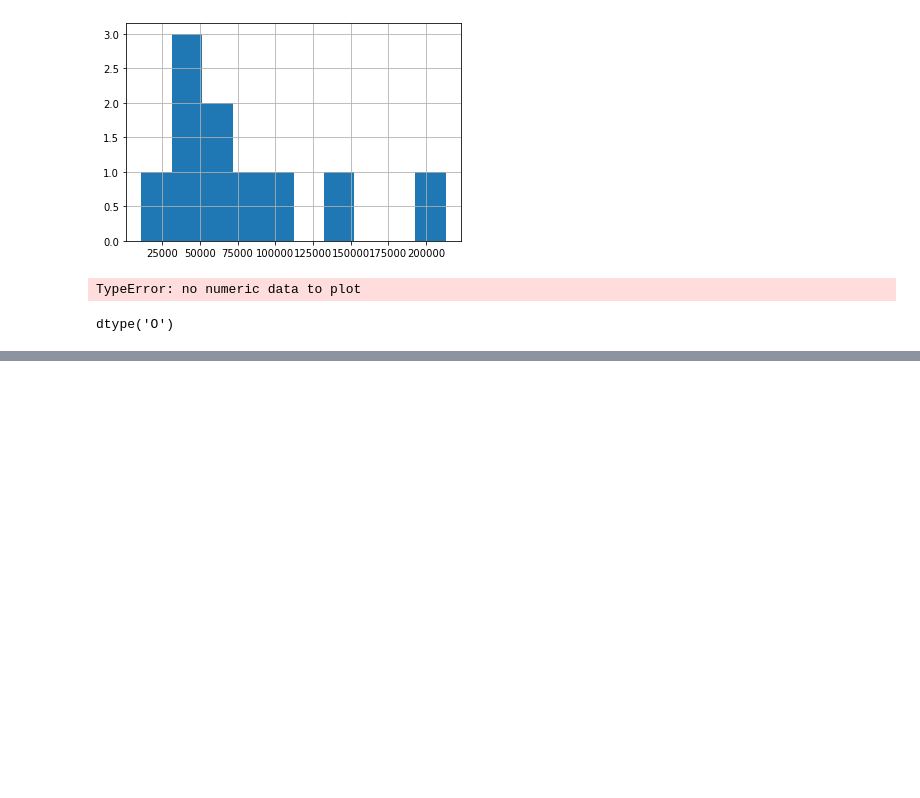
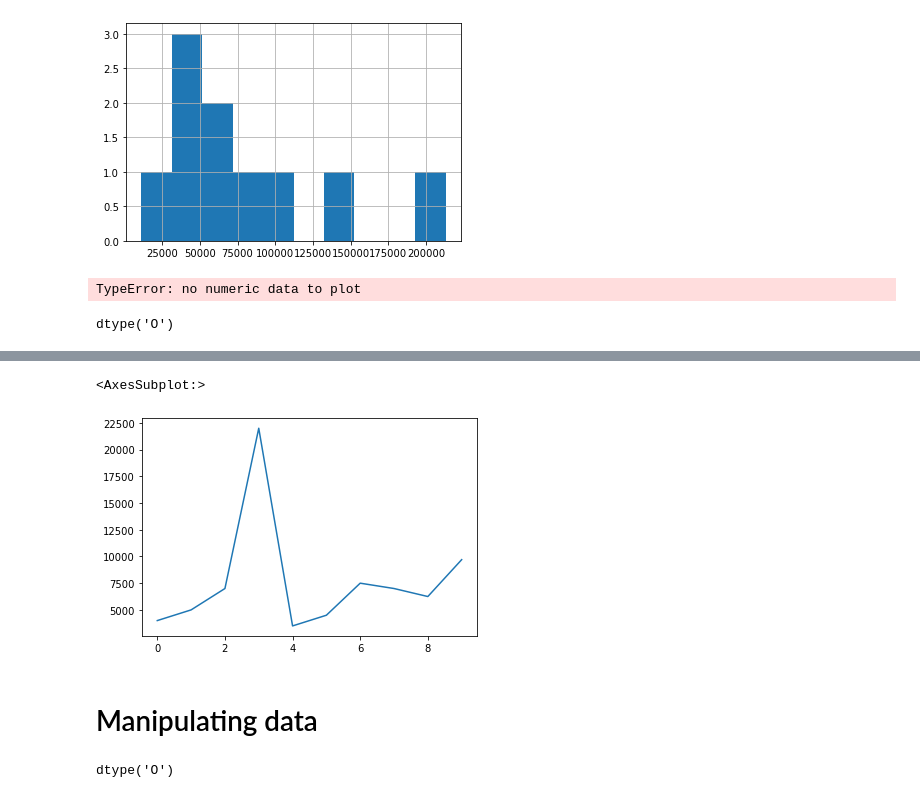
Before and after one commit to Vivek1325/ML_folder1325, a Jupyter notebook: Introduction to pandas.ipynb, the cells around one changed output, grey strips where cells are left out. Cells and saved outputs as stored; diff of their text form; code cells hidden in the pictures; blank space fills up the shorter version.

```diff
--- a/Introduction to pandas.ipynb
+++ b/Introduction to pandas.ipynb
@@ -375,3 +373,8 @@ TypeError: no numeric data to plot
 car_sales["Price"].dtype
 # %% [output]
 dtype('O')
+# %%
+#The code below will change the price column from object to integer by replacing $ , . with empty string and converty the ending
+# string to a int with the astype function
+
+car_sales["Price"]=car_sales["Price"].str.replace('[\$\,\.]', '').astype(int)
@@ -377,0 +395,2 @@ dtype('O')
+# %%
+car_sales["Price"]=car_sales["Price"]/100
@@ -377,0 +411,11 @@ dtype('O')
+# %%
+car_sales["Price"].plot()
+# %% [output]
+<AxesSubplot:>
+[figure, added]
+# %% [markdown]
+# Manipulating data
+# %%
+car_sales["Make"].dtype
+# %% [output]
+dtype('O')
```
Also changed, not shown: parts of 21 cells of this notebook, 2 other files.
